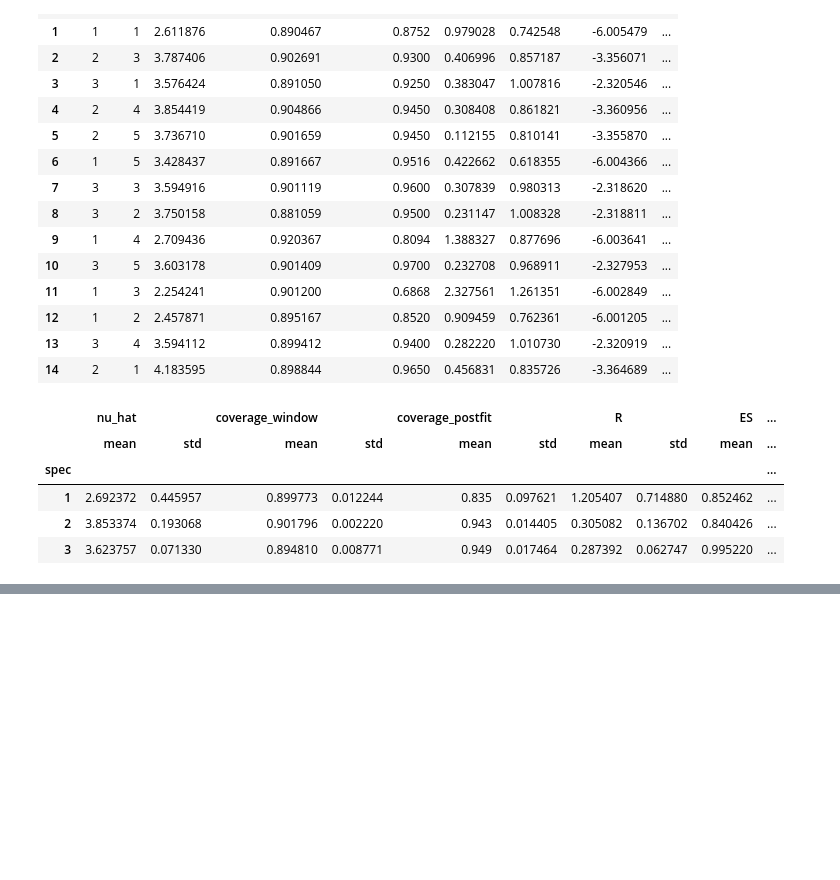
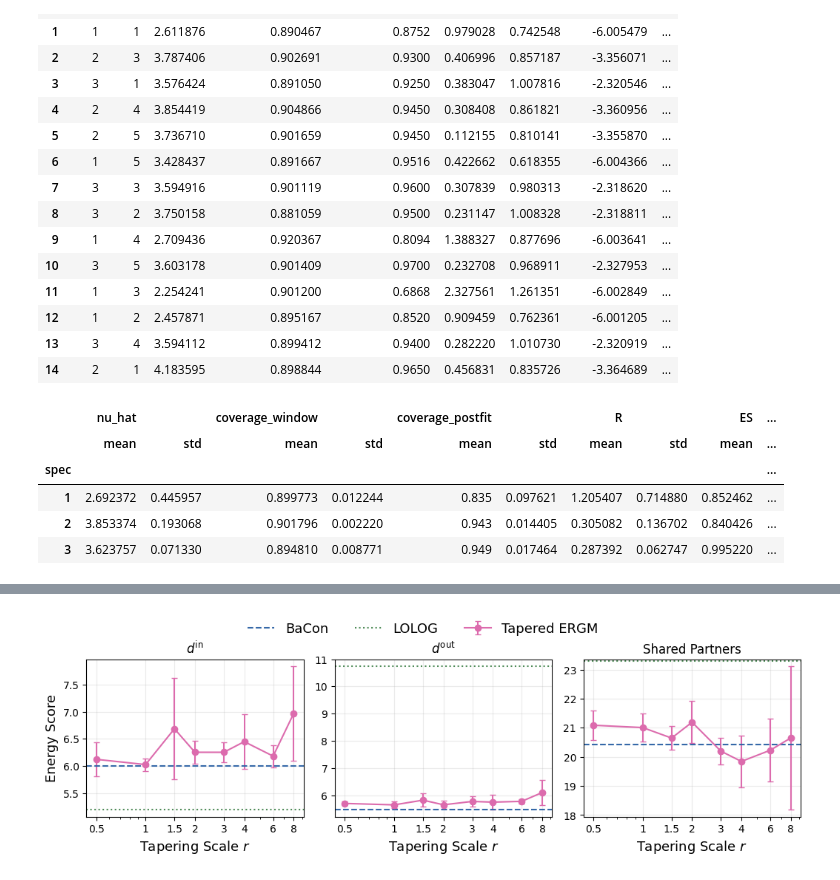
Before and after one commit to lady-bluecopper/pac_ergm, a Jupyter notebook: notebooks/Plots.ipynb, the cells around one changed output, grey strips where cells are left out. Saved outputs shown, nothing was run; the diff lists cells and outputs as text; code cells hidden in the pictures; blank space fills up the shorter version.

Commit message:
adds tapered ergm

```diff
--- a/notebooks/Plots.ipynb
+++ b/notebooks/Plots.ipynb
@@ -1216,0 +1294,2 @@ fit_summary
+# %%
+tapered_runs = load_tapered_runs(TAPERED_DIR, n)
@@ -1216,0 +1302,17 @@ fit_summary
+# %%
+rows = []
+
+for run in tapered_runs:
+    row = {
+        "r": float(run["label"]),
+        "seed": run["seed"],
+    }
+
+    row.update(
+        tapered_adequacy(run["nets"])
+    )
+
+    rows.append(row)
+
+tapered_metrics = pd.DataFrame(rows)
+tapered_summary = tapered_metrics.groupby("r").agg(["mean", "std"])
@@ -1216,0 +1333,74 @@ fit_summary
+# %%
+metrics_to_plot = [
+    ("ES in-degree", r"$d^{\mathrm{in}}$"),
+    ("ES out-degree", r"$d^{\mathrm{out}}$"),
+    ("ES shared partners", "Shared Partners"),
+]
+
+fig, axes = plt.subplots(1, 3, figsize=(10.5, 3.2))
+
+r_values = sorted(tapered_metrics["r"].unique())
+
+for ax, (metric, title) in zip(axes, metrics_to_plot):
+
+    grouped = tapered_metrics.groupby("r")[metric]
+
+    mean = grouped.mean().reindex(r_values)
+    sd = grouped.std().reindex(r_values)
+
+    ax.errorbar(
+        r_values,
+        mean,
+        yerr=sd,
+        fmt="o-",
+        capsize=3,
+        label="Tapered ERGM",
+        color=MODEL_COLORS["Tapered ERGM"]
+    )
+
+    if OUR_NAME in adequacy_table.index:
+        bacon = adequacy_table.loc[OUR_NAME, metric]
+        ax.axhline(
+            bacon,
+            linestyle="--",
+            linewidth=1.5,
+            label=OUR_NAME,
+            color=MODEL_COLORS[OUR_NAME]
+        )
+
+    if "LOLOG" in adequacy_table.index:
+        lolog = adequacy_table.loc["LOLOG", metric]
+        ax.axhline(
+            lolog,
+            linestyle=":",
+            linewidth=1.5,
+            label="LOLOG",
+            color=MODEL_COLORS['LOLOG']
+        )
+
+    ax.set_xscale("log")
+    ax.set_xticks(r_values)
+    ax.set_xticklabels([f"{r:g}" for r in r_values])
+
+    ax.set_xlabel(r"Tapering Scale $r$", fontsize=13)
+    ax.set_title(title)
+    ax.grid(alpha=0.25)
+
+axes[0].set_ylabel("Energy Score", fontsize=13)
+
+handles, legend_labels = axes[0].get_legend_handles_labels()
+fig.legend(
+    handles,
+    legend_labels,
+    fontsize=13,
+    loc="upper center",
+    bbox_to_anchor=(0.5, 1.08),
+    ncol=len(legend_labels),
+    frameon=False,
+)
+
+fig.tight_layout()
+fig.savefig(os.path.join(PLOT_DIR, f"tapered_vs_bacon_spec_{SPECIFICATION}.pdf"), bbox_inches="tight")
+plt.show()
+# %% [output]
+[figure, added]
```
Also changed, not shown: parts of 18 cells of this notebook, 2 other files.
